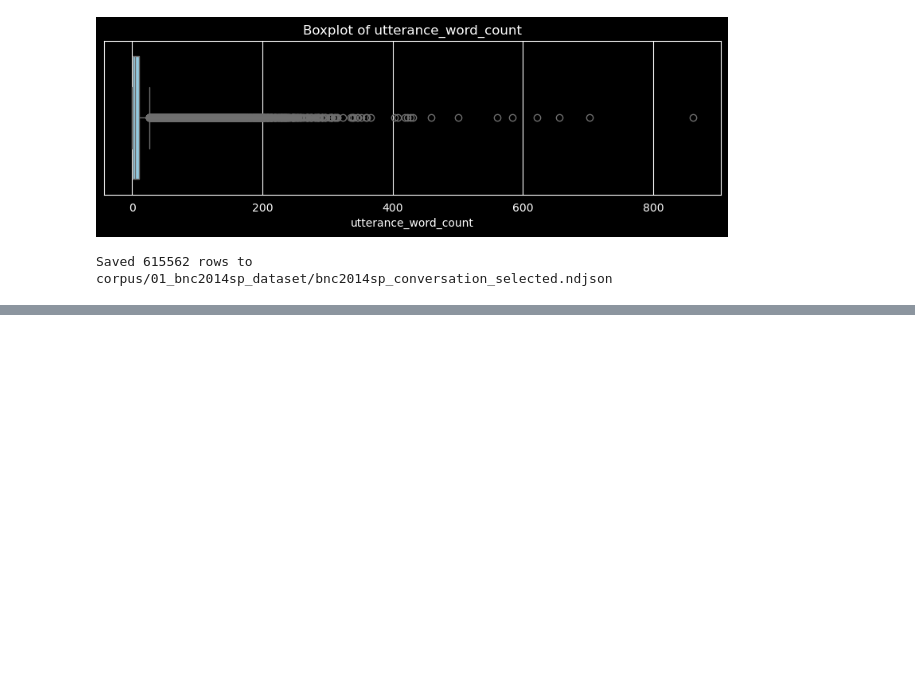
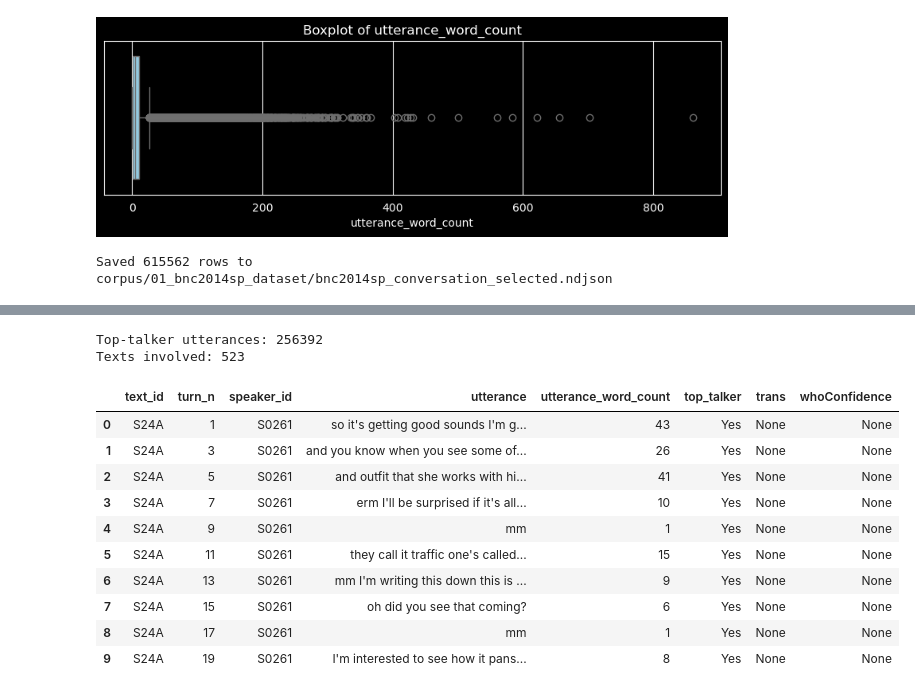
Before and after one commit to laelgelc/cl_st1_leticia, a Jupyter notebook: cl_st1_ph1_leticia/cl_st1_ph1_leticia.ipynb, the cells around one changed output, grey strips where cells are left out. Drawn from its saved outputs; the diff is of its cells as text; code cells hidden in the pictures; blank space fills up the shorter version.

```diff
--- a/cl_st1_ph1_leticia/cl_st1_ph1_leticia.ipynb
+++ b/cl_st1_ph1_leticia/cl_st1_ph1_leticia.ipynb
@@ -338,0 +365,28 @@ Saved 615562 rows to corpus/01_bnc2014sp_dataset/bnc2014sp_conversation_selected
+# %%
+"""Count top-talker utterances in the selected conversation dataset, print the number of texts involved, and display a slice of them."""
+
+top_talker_utterances_df = (
+    df_bnc2014sp_conversation_selected.loc[
+        df_bnc2014sp_conversation_selected["top_talker"].eq("Yes")
+    ]
+    .reset_index(drop=True)
+)
+
+print(f"Top-talker utterances: {len(top_talker_utterances_df)}")
+print(f"Texts involved: {top_talker_utterances_df['text_id'].nunique()}")
+
+top_talker_utterances_df.iloc[:10]
+# %% [output]
+Top-talker utterances: 256392
+Texts involved: 523
+|  | text_id | turn_n | speaker_id | utterance | utterance_word_count | top_talker | trans | whoConfidence |
+| 0 | S24A | 1 | S0261 | so it's getting good sounds I'm g... | 43 | Yes | None | None |
+| 1 | S24A | 3 | S0261 | and you know when you see some of... | 26 | Yes | None | None |
+| 2 | S24A | 5 | S0261 | and outfit that she works with hi... | 41 | Yes | None | None |
+| 3 | S24A | 7 | S0261 | erm I'll be surprised if it's all... | 10 | Yes | None | None |
+| 4 | S24A | 9 | S0261 | mm | 1 | Yes | None | None |
+| 5 | S24A | 11 | S0261 | they call it traffic one's called... | 15 | Yes | None | None |
+| 6 | S24A | 13 | S0261 | mm I'm writing this down this is ... | 9 | Yes | None | None |
+| 7 | S24A | 15 | S0261 | oh did you see that coming? | 6 | Yes | None | None |
+| 8 | S24A | 17 | S0261 | mm | 1 | Yes | None | None |
+| 9 | S24A | 19 | S0261 | I'm interested to see how it pans... | 8 | Yes | None | None |
```
Also changed, not shown: parts of 3 cells of this notebook, 2 other files.
